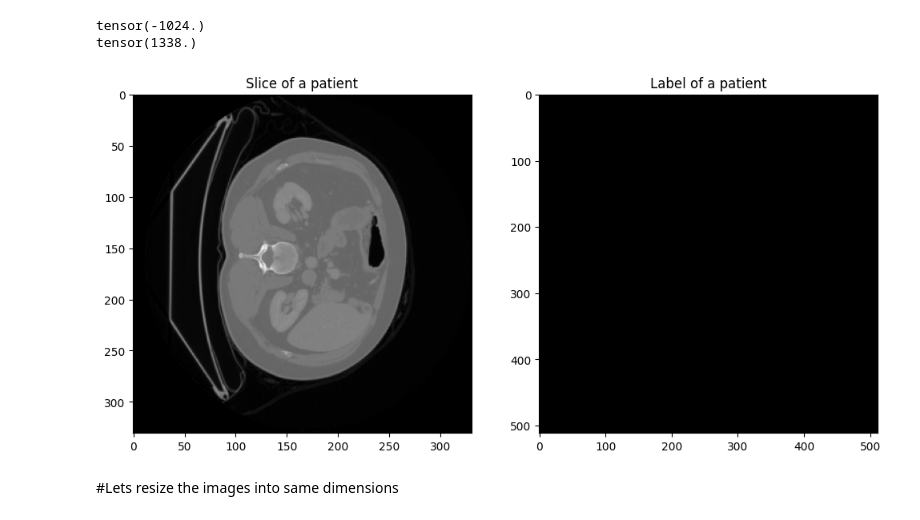
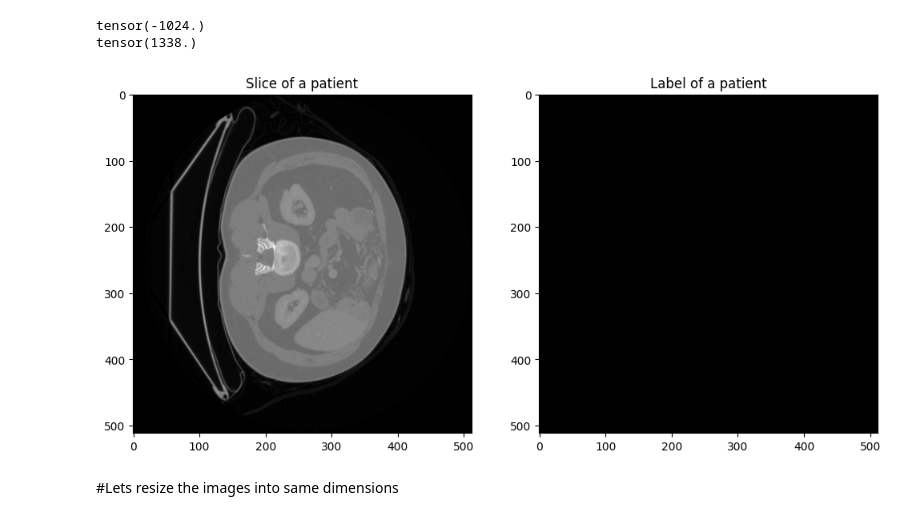
Before and after one commit to RafsanJany-44/MONAI_Experiment, a Jupyter notebook: Preprocessing.ipynb, the cells around one changed output. Cells and saved outputs as stored; diff of their text form; code cells hidden in the pictures.

```diff
--- a/Preprocessing.ipynb
+++ b/Preprocessing.ipynb
@@ -153,18 +189,18 @@ tensor(1338.)
 # %%
 plt.figure('test',(12,6))
 plt.subplot(1,2,1)
 plt.title("Slice of a patient")
-plt.imshow(test_patient['image'][0,0,:,:,39], cmap = 'gray') #[][batch size(the item),channel(0-> signle channle (forground/background),
+plt.imshow(t_patient['image'][0,0,:,:,39], cmap = 'gray') #[][batch size(the item),channel(0-> signle channle (forground/background),
                                                                                             #1-> multiple channel(forground+background)),
                                                                                             #width,height,slice ]
 
 
 plt.subplot(1,2,2)
 plt.title("Label of a patient")
 plt.imshow(t_patient['label'][0,0,:,:,39],cmap = 'gray')
 plt.show()
 # %% [output]
-[figure, old version]
+[figure, new version]
 # %% [markdown]
 #Lets resize the images into same dimensions
 # %%
```
Also changed, not shown: parts of 5 cells of this notebook.
